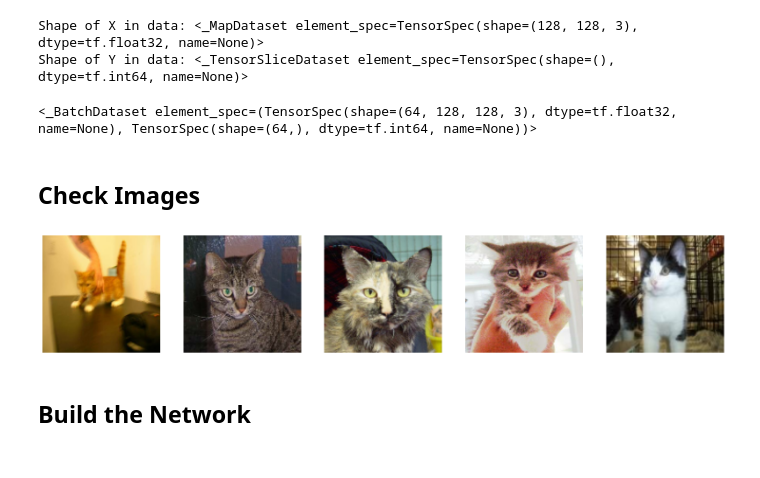
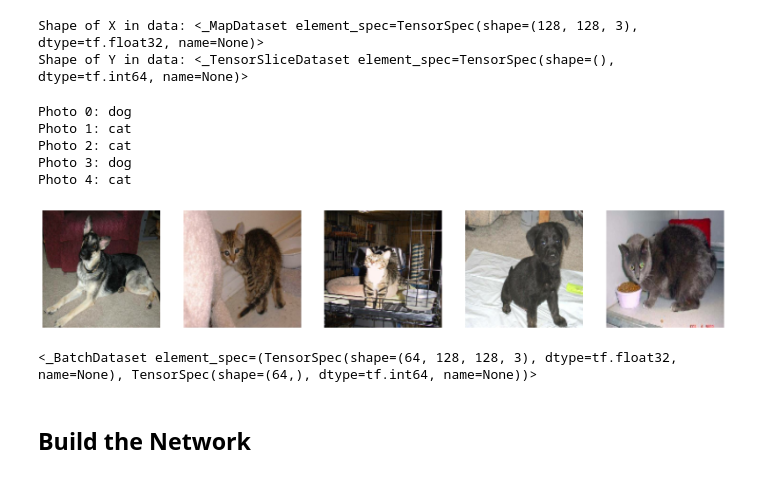
Before and after one commit to c-walls/Deep-Learning, a Jupyter notebook: Image-Classifier-CNN.ipynb, the cells around one changed output. Cells and saved outputs as stored; diff of their text form; code cells hidden in the pictures.

```diff
--- a/Image-Classifier-CNN.ipynb
+++ b/Image-Classifier-CNN.ipynb
@@ -87,4 +74,35 @@ print("Shape of Y in data:", Y)
 # %% [output]
 Shape of X in data: <_MapDataset element_spec=TensorSpec(shape=(128, 128, 3), dtype=tf.float32, name=None)>
 Shape of Y in data: <_TensorSliceDataset element_spec=TensorSpec(shape=(), dtype=tf.int64, name=None)>
+# %%
+## Check the data
+def plotimages(imagesls):
+  fig, axes = plt.subplots(1, 5, figsize=(20,20))
+  axes = axes.flatten()
+  for image,ax in zip(imagesls, axes):
+    ax.imshow(image)
+    ax.axis('off')
+
+image_check=[]
+for n, image in enumerate(X.take(5)):
+  image_check.append(image)
+
+label_check=[]
+for n, label in enumerate(Y.take(5)):
+  label_check.append(label)
+
+plotimages(image_check)
+
+for n, label in enumerate(label_check):
+    if label.numpy() == 1:
+        print(f"Photo {n}: dog")
+    elif label.numpy() == 0:
+        print(f"Photo {n}: cat")
+# %% [output]
+Photo 0: dog
+Photo 1: cat
+Photo 2: cat
+Photo 3: dog
+Photo 4: cat
+[figure, added]
 # %%
@@ -97,23 +115,6 @@ dataset_test = dataset_test.batch(BATCH_SIZE, drop_remainder=True)
 dataset_train
 # %% [output]
 <_BatchDataset element_spec=(TensorSpec(shape=(64, 128, 128, 3), dtype=tf.float32, name=None), TensorSpec(shape=(64,), dtype=tf.int64, name=None))>
-# %% [markdown]
-## Check Images
-# %%
-def plotimages(imagesls):
-  fig, axes = plt.subplots(1, 5, figsize=(20,20))
-  axes = axes.flatten()
-  for image,ax in zip(imagesls, axes):
-    ax.imshow(image)
-    ax.axis('off')
-
-imagesls=[]
-for n, image in enumerate(X.take(5)):
-  imagesls.append(image)
-
-plotimages(imagesls)
-# %% [output]
-[figure, removed]
 # %% [markdown]
 ## Build the Network
 # %%
```
Also changed, not shown: parts of 26 cells of this notebook.
